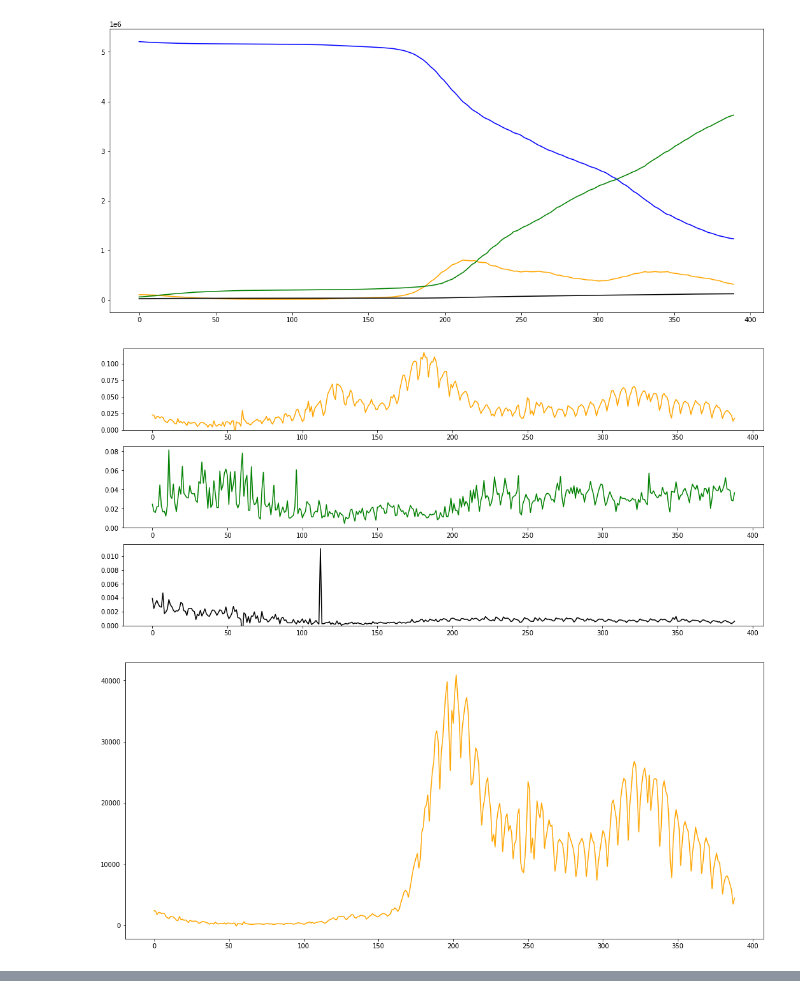
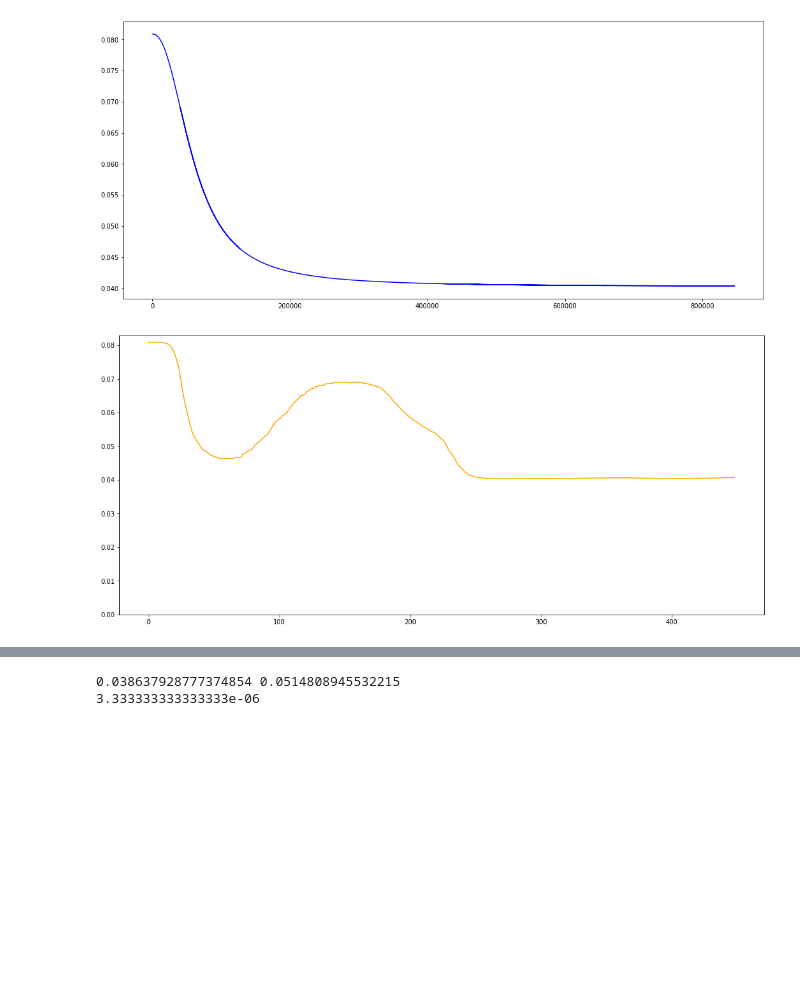
Before and after one commit to holiday-pettijohn/COVID-Tracking-Biola-Summer, a Jupyter notebook: Code/SIRD feedback.ipynb, the cells around one changed output, grey strips where cells are left out. Drawn from its saved outputs; the diff is of its cells as text; code cells hidden in the pictures; blank space fills up the shorter version.

```diff
--- a/Code/SIRD feedback.ipynb
+++ b/Code/SIRD feedback.ipynb
@@ -219,18 +242,13 @@ cost:  3000565368.596427
 # %%
-q = .09
-
-paramMatrix = SIRD_Model.calculateAverageParams(infect, recov, dead, pop, q, graph=True, graphVals=[True,True,True,True])
-betaTime = paramMatrix[:,0]
+x = infect[:-1] + (betaVars[3]/betaVars[2])*dead[:-1]
 
 fig, ax = plt.subplots(figsize=(18,8))
-ax.plot(np.diff(infect+recov+dead), color='orange', label='new infect')
-
+ax.plot(x, beta, color='blue', label='f(I,D) by x')
 
 fig2, ax2 = plt.subplots(figsize=(18,8))
 ax2.plot(beta, color='orange', label='Feedback Transmission Rate')
-ax2.plot(betaTime, color='red')
+#ax2.plot(betaTime, color='red')
 ax2.set_ylim(0);
 # %% [output]
-[figure, old version]
+[figure, new version]
-[figure, old version]
+[figure, new version]
-[figure, removed]
@@ -237,0 +255,6 @@ ax2.set_ylim(0);
+# %%
+print(betaVars[0], sum(betaTime)/len(betaTime))
+print(betaVars[1])
+# %% [output]
+0.038637928777374854 0.0514808945532215
+3.333333333333333e-06
```
Also changed, not shown: parts of 3 cells of this notebook.
